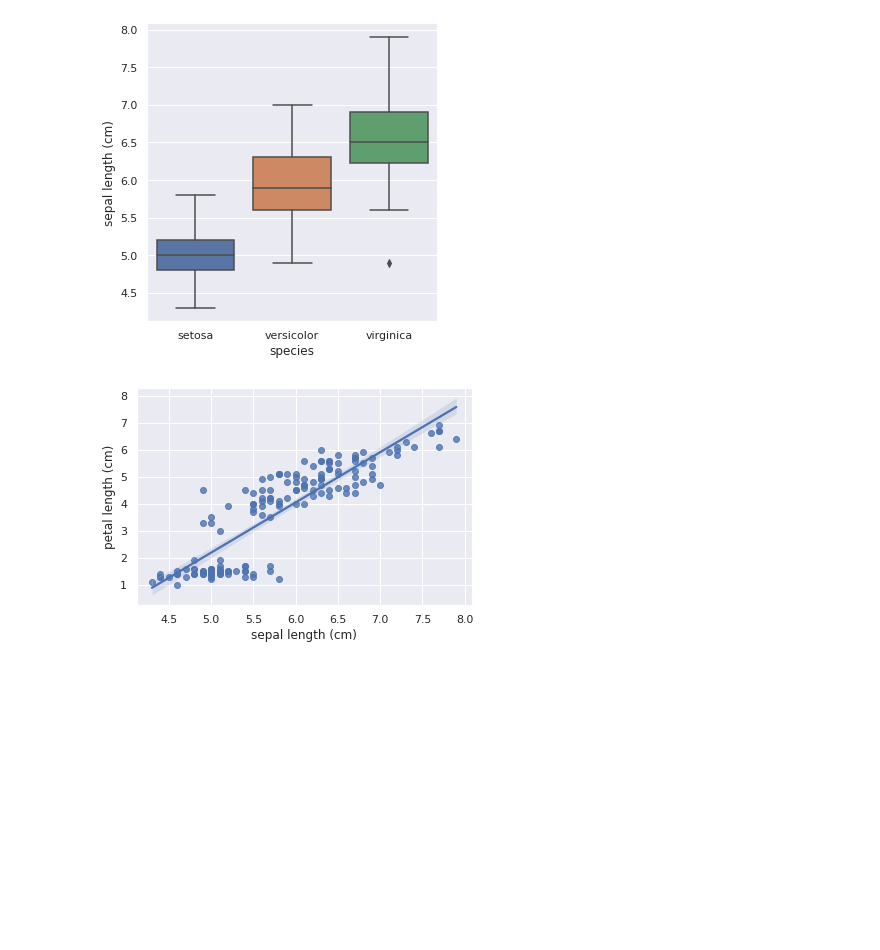
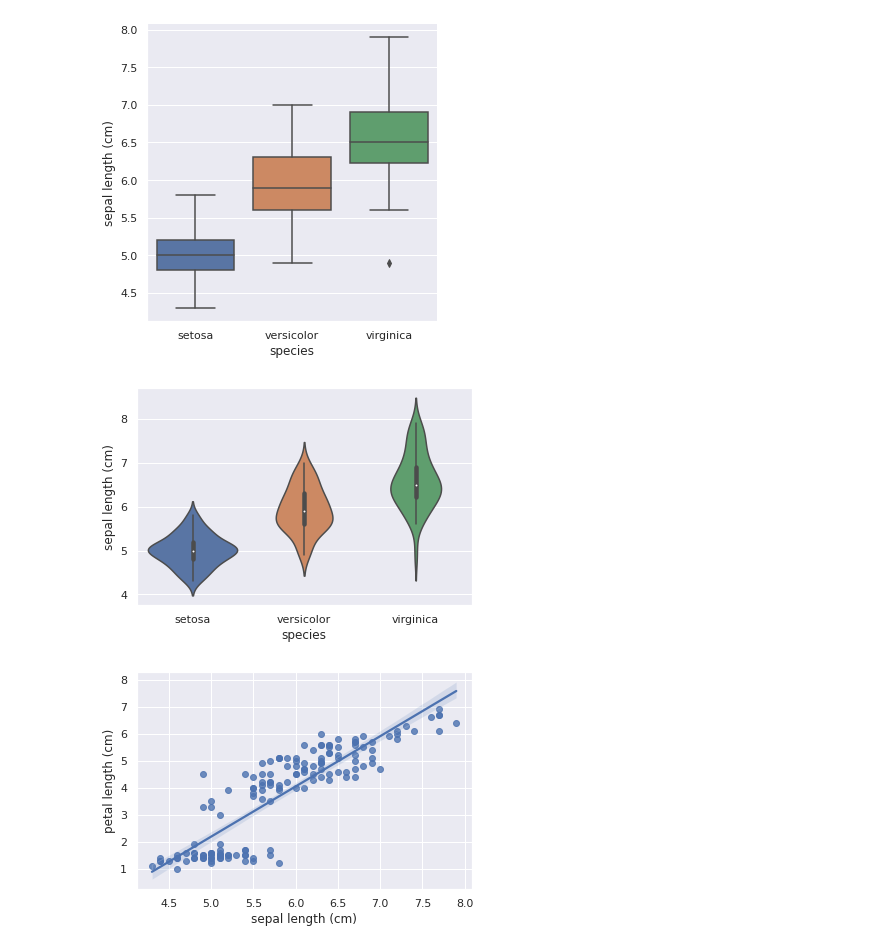
Before and after one commit to sohdacafe/cheat_sheet, a Jupyter notebook: seaborn_cheat_sheet.ipynb, the cells around one changed output. Drawn from its saved outputs; the diff is of its cells as text; code cells hidden in the pictures; blank space fills up the shorter version.

```diff
--- a/seaborn_cheat_sheet.ipynb
+++ b/seaborn_cheat_sheet.ipynb
@@ -59,6 +59,11 @@ sns.catplot(x='species', y='sepal length (cm)', data=df, kind='box')
 plt.show()
 # %% [output]
 [figure]
+# %%
+sns.violinplot(x='species', y='sepal length (cm)', data=df, kind='box')
+plt.show()
+# %% [output]
+[figure, added]
 # %%
 # 回帰直線を含む散布図
 sns.regplot(x='sepal length (cm)', y='petal length (cm)', data=df)
```
